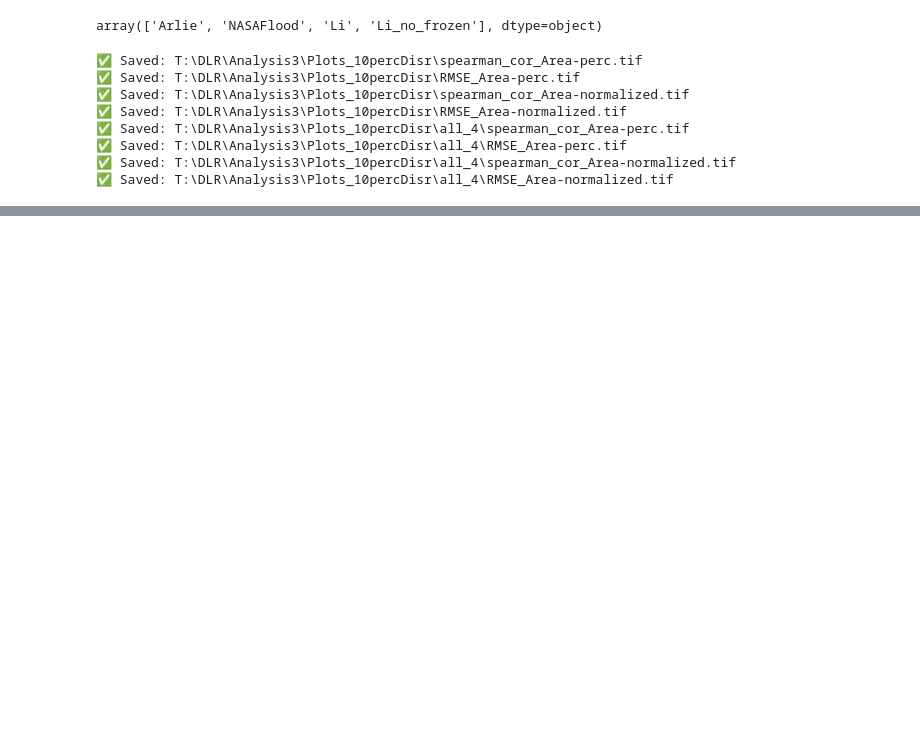
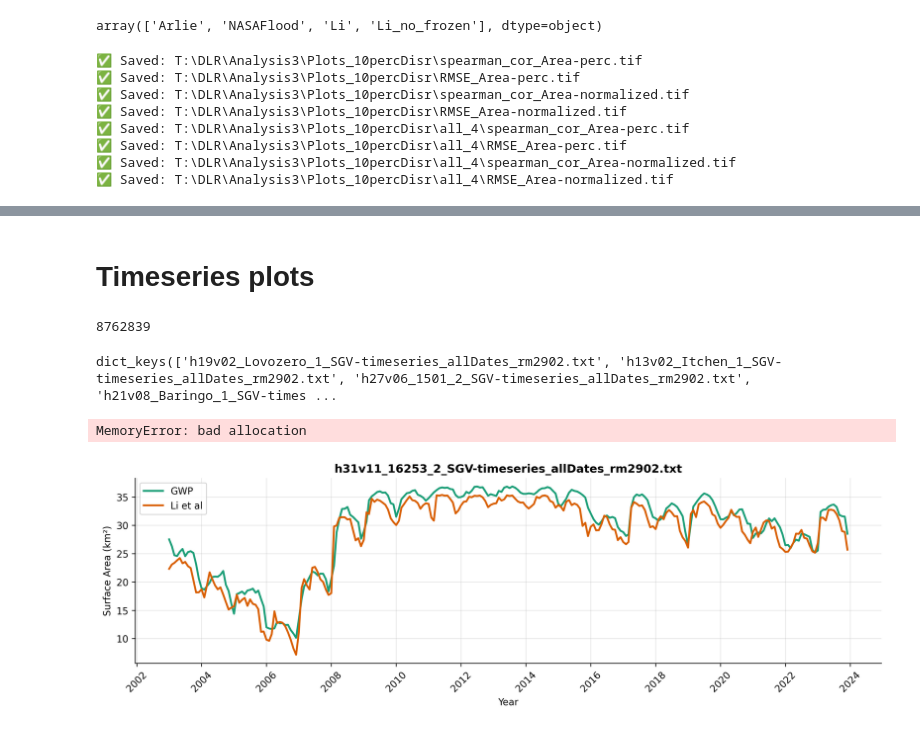
Before and after one commit to ElenaScholz/gwp-validation, a Jupyter notebook: notebooks/plots.ipynb, the cells around one changed output, grey strips where cells are left out. Saved outputs shown, nothing was run; the diff lists cells and outputs as text; code cells hidden in the pictures; blank space fills up the shorter version.

```diff
--- a/notebooks/plots.ipynb
+++ b/notebooks/plots.ipynb
@@ -332,0 +461,7 @@ plt.show()
+# %% [markdown]
+# Timeseries plots
+# %%
+import gc
+gc.collect()
+# %% [output]
+8762839
@@ -332,0 +473,12 @@ plt.show()
+# %%
+ts_folder = Path(r"T:\DLR\Analysis3\Output\Li\02_dataForTimeSeriesPlots")
+ts_dict = {}
+for file in ts_folder.glob("*.csv"):
+    df = pd.read_csv(file)
+    name = df["Filename"].iloc[0]
+    #title = file.stem
+    ts_dict[name] = df
+# %%
+ts_dict.keys()
+# %% [output]
+dict_keys(['h19v02_Lovozero_1_SGV-timeseries_allDates_rm2902.txt', 'h13v02_Itchen_1_SGV-timeseries_allDates_rm2902.txt', 'h27v06_1501_2_SGV-timeseries_allDates_rm2902.txt', 'h21v08_Baringo_1_SGV-times ...
@@ -332,0 +545,8 @@ plt.show()
+# %%
+for name, df in ts_dict.items():
+    fig = quick_monthly_plot((df, name))
+    fig.savefig(rf"t:\DLR\Analysis3\Plots_10percDisr\timeseries\{name}.tif", dpi=300)
+    plt.close(fig)
+# %% [output]
+MemoryError: bad allocation
+[figure, added]
```
Also changed, not shown: parts of 18 cells of this notebook, 2 other files.
